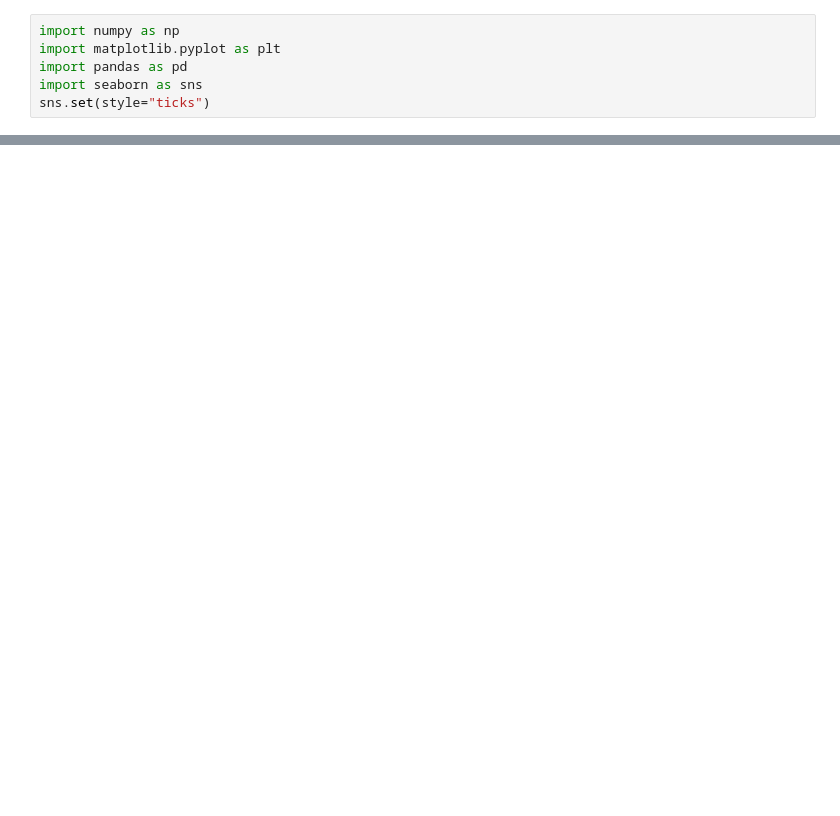
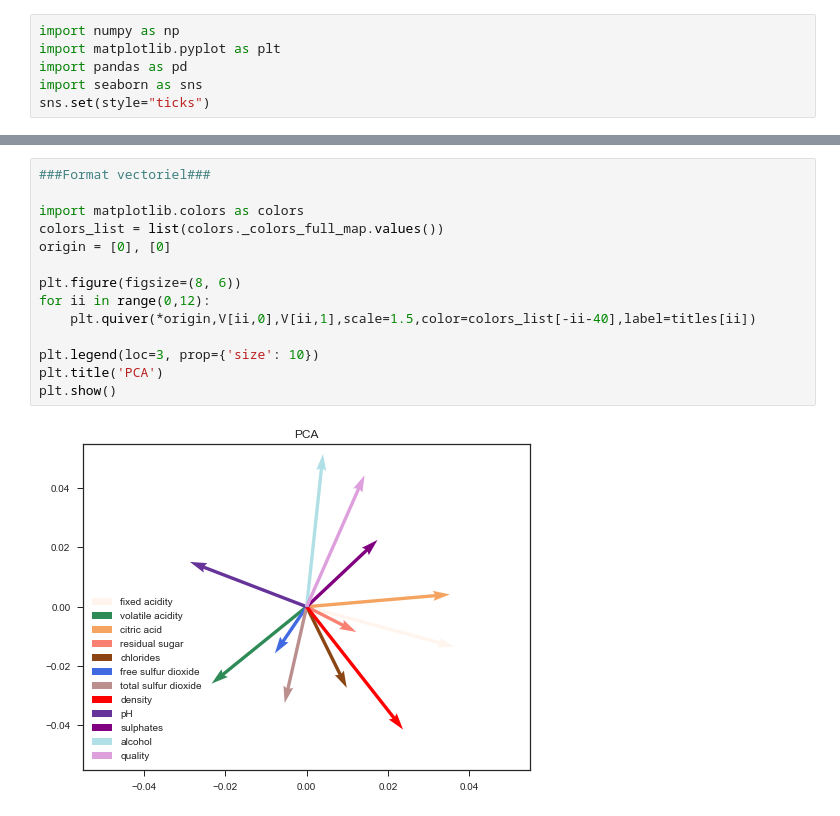
Before and after one commit to ferdoche/Projet-BigData, a Jupyter notebook: Projet_Python/Untitled.ipynb, the cells around one changed output, grey strips where cells are left out. Cells and saved outputs as stored; diff of their text form; blank space fills up the shorter version.

```diff
--- a/Projet_Python/Untitled.ipynb
+++ b/Projet_Python/Untitled.ipynb
@@ -56,0 +99,16 @@ c'est super
+# %%
+###Format vectoriel###
+
+import matplotlib.colors as colors
+colors_list = list(colors._colors_full_map.values())
+origin = [0], [0]
+
+plt.figure(figsize=(8, 6))
+for ii in range(0,12):
+    plt.quiver(*origin,V[ii,0],V[ii,1],scale=1.5,color=colors_list[-ii-40],label=titles[ii])
+
+plt.legend(loc=3, prop={'size': 10})
+plt.title('PCA')
+plt.show()
+# %% [output]
+[figure, added]
```
Also changed, not shown: parts of 3 cells of this notebook.
